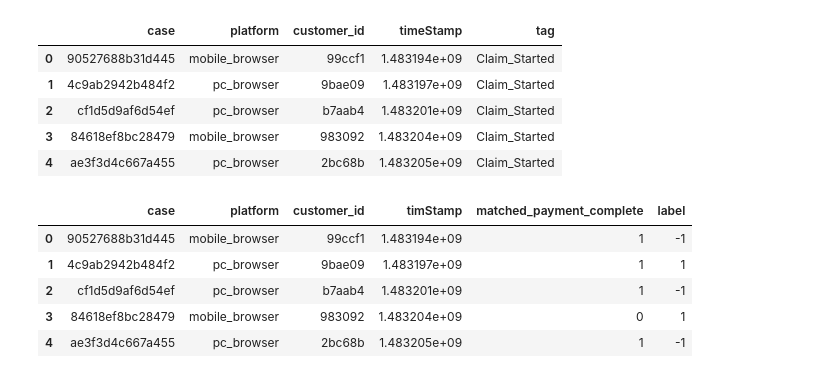
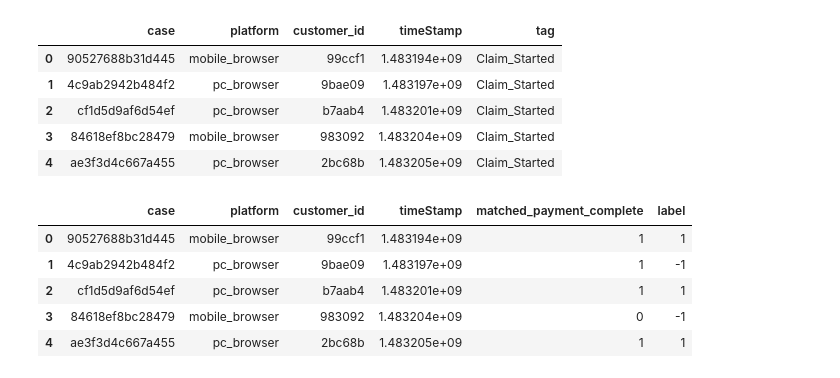
Before and after one commit to jerryUNSW/fraud_detect, a Jupyter notebook: data_cleaning.ipynb, the cells around one changed output. Saved outputs shown, nothing was run; the diff lists cells and outputs as text; code cells hidden in the pictures.

```diff
--- a/data_cleaning.ipynb
+++ b/data_cleaning.ipynb
@@ -213,33 +216,35 @@ claim_started.head()
 # %%
 incoming_case = pd.merge(claim_started,payment_completed, how = "left", on  = ['timeStamp','customer_id'])
 incoming_case.case_y = incoming_case.case_y.notnull().astype('int')
 del incoming_case['platform_y']
 del incoming_case['tag_y']
 del incoming_case['tag_x']
 # matched_payment_compelte indicate whether the claim_started is matched with a payment completed case
-incoming_case.columns = ['case','platform','customer_id','timStamp','matched_payment_complete']
+incoming_case.columns = ['case','platform','customer_id','timeStamp','matched_payment_complete']
+
 
 incoming_case = pd.merge(incoming_case , all_accepted, how = 'left', on =['customer_id'])
 incoming_case.Total = incoming_case.Total.notnull().astype('int')
 incoming_case.rename(columns={'Total':'all_accepted'}, inplace=True)
 del incoming_case['Accepted']
 del incoming_case['Denied']
+incoming_case.all_accepted = incoming_case.all_accepted.map({1:-1,0:0})
 
 incoming_case = pd.merge(incoming_case , all_denied, how = 'left', on =['customer_id'])
 incoming_case.Total = incoming_case.Total.notnull().astype('int')
 incoming_case.rename(columns={'Total':'all_denied'}, inplace=True)
 del incoming_case['Accepted']
 del incoming_case['Denied']
-incoming_case.all_denied = incoming_case.all_denied.map({1:-1,0:0})
+# incoming_case.all_denied = incoming_case.all_denied.map({1:-1,0:0})
+
+incoming_case['label'] = incoming_case.all_accepted + incoming_case.all_denied
+del incoming_case['all_denied']
+del incoming_case['all_accepted']
+incoming_case.head()
+# %% [output]
+|  | case | platform | customer_id | timeStamp | matched_payment_complete | label |
+| 0 | 90527688b31d445 | mobile_browser | 99ccf1 | 1.483194e+09 | 1 | 1 |
+| 1 | 4c9ab2942b484f2 | pc_browser | 9bae09 | 1.483197e+09 | 1 | -1 |
+| 2 | cf1d5d9af6d54ef | pc_browser | b7aab4 | 1.483201e+09 | 1 | 1 |
+| 3 | 84618ef8bc28479 | mobile_browser | 983092 | 1.483204e+09 | 0 | -1 |
+| 4 | ae3f3d4c667a455 | pc_browser | 2bc68b | 1.483205e+09 | 1 | 1 |
-# %%
-incoming_case['label'] = incoming_case.all_accepted + incoming_case.all_denied
-del incoming_case['all_denied']
-del incoming_case['all_accepted']
-incoming_case.head()
-# %% [output]
-|  | case | platform | customer_id | timStamp | matched_payment_complete | label |
-| 0 | 90527688b31d445 | mobile_browser | 99ccf1 | 1.483194e+09 | 1 | -1 |
-| 1 | 4c9ab2942b484f2 | pc_browser | 9bae09 | 1.483197e+09 | 1 | 1 |
-| 2 | cf1d5d9af6d54ef | pc_browser | b7aab4 | 1.483201e+09 | 1 | -1 |
-| 3 | 84618ef8bc28479 | mobile_browser | 983092 | 1.483204e+09 | 0 | 1 |
-| 4 | ae3f3d4c667a455 | pc_browser | 2bc68b | 1.483205e+09 | 1 | -1 |
```
Also changed, not shown: parts of 19 cells of this notebook.
